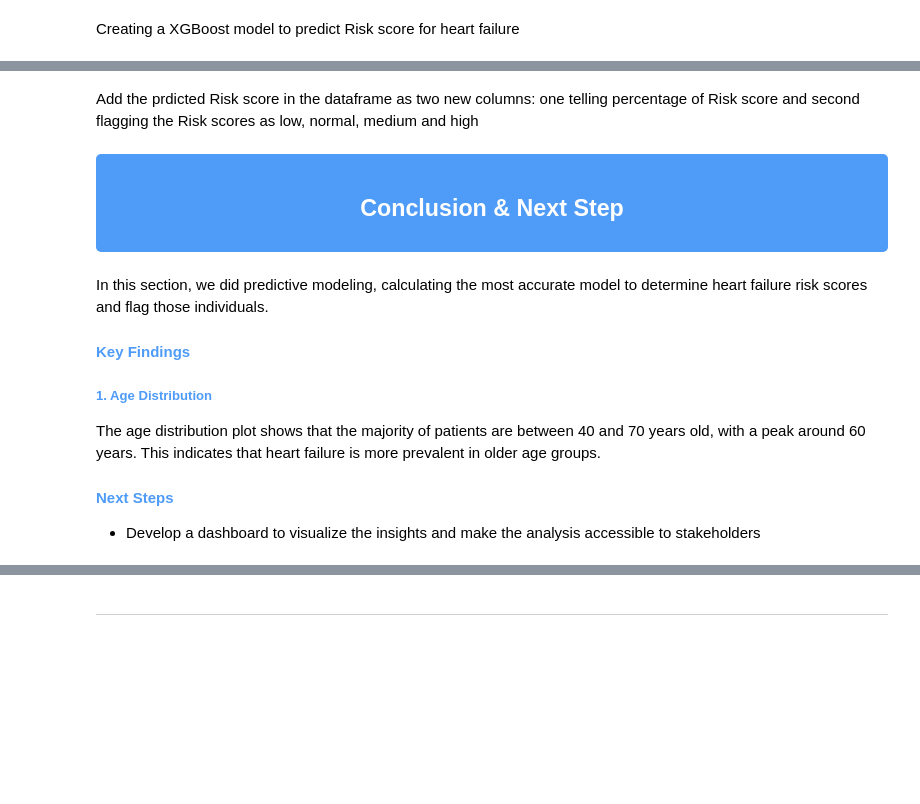
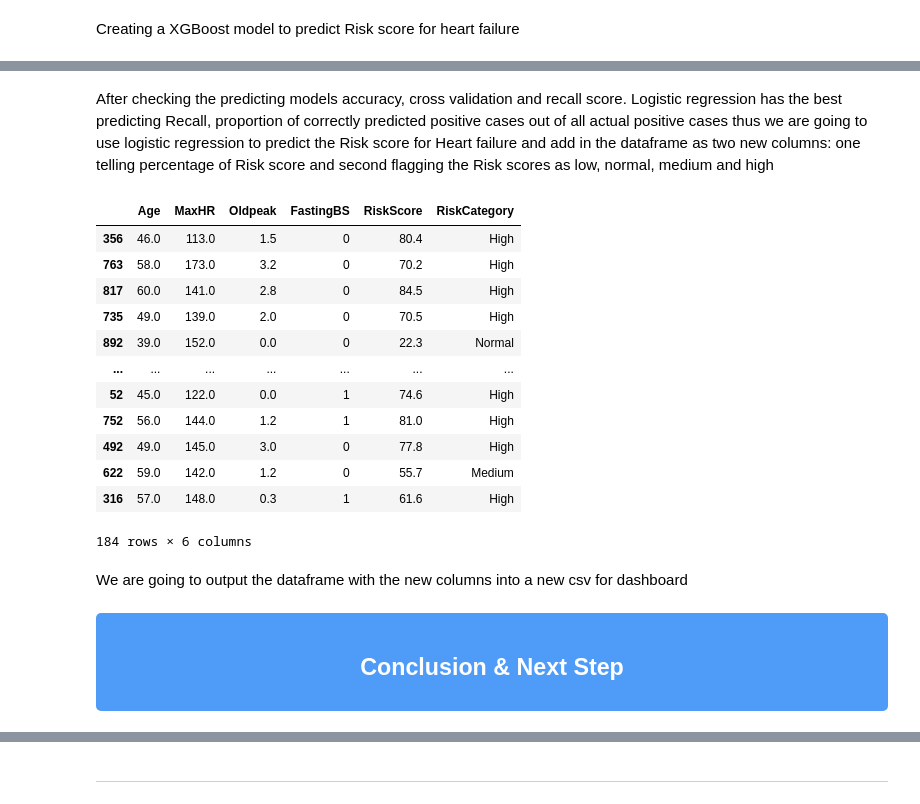
Before and after one commit to Iqra-qbl/Heart-Failure-Risk-Analysis, a Jupyter notebook: jupyter_notebooks/3. Predictive modelling.ipynb, the cells around one changed output, grey strips where cells are left out. Saved outputs shown, nothing was run; the diff lists cells and outputs as text; code cells hidden in the pictures; blank space fills up the shorter version.

```diff
--- a/jupyter_notebooks/3. Predictive modelling.ipynb
+++ b/jupyter_notebooks/3. Predictive modelling.ipynb
@@ -418,6 +454,38 @@ cv_results
 # %% [markdown]
-Add the prdicted Risk score in the dataframe as two new columns: one telling percentage of Risk score and second flagging the Risk scores as low, normal, medium and high
+After checking the predicting models accuracy, cross validation and recall score. Logistic regression has the best predicting Recall, proportion of correctly predicted positive cases out of all actual positive cases thus we are going to use logistic regression to predict the Risk score for Heart failure and add in the dataframe as two new columns: one telling percentage of Risk score and second flagging the Risk scores as low, normal, medium and high
-# %%
-# Adding predicted risk to the original DataFrame
-X_test['RiskScore'] = y_pred_proba * 100  # Convert to percentage scale
-X_test[['Age', 'MaxHR', 'Oldpeak', 'FastingBS', 'RiskScore']]
+# %%
+# Adding predicted risk to the original DataFrame
+X_test['RiskScore'] = np.round(y_pred_proba * 100,1)  # Convert to percentage scale
+
+# Define a function to categorize risk scores
+def categorize_risk(score):
+    if score < 20:
+        return 'Low'
+    elif 20 <= score < 40:
+        return 'Normal'
+    elif 40 <= score < 60:
+        return 'Medium'
+    else:
+        return 'High'
+
+# Apply the function to create a new column for risk categories
+X_test['RiskCategory'] = X_test['RiskScore'].apply(categorize_risk)
+
+# Display the updated DataFrame with the new columns
+X_test[['Age', 'MaxHR', 'Oldpeak', 'FastingBS', 'RiskScore', 'RiskCategory']]
+# %% [output]
+|  | Age | MaxHR | Oldpeak | FastingBS | RiskScore | RiskCategory |
+| 356 | 46.0 | 113.0 | 1.5 | 0 | 80.4 | High |
+| 763 | 58.0 | 173.0 | 3.2 | 0 | 70.2 | High |
+| 817 | 60.0 | 141.0 | 2.8 | 0 | 84.5 | High |
+| 735 | 49.0 | 139.0 | 2.0 | 0 | 70.5 | High |
+| 892 | 39.0 | 152.0 | 0.0 | 0 | 22.3 | Normal |
+| ... | ... | ... | ... | ... | ... | ... |
+| 52 | 45.0 | 122.0 | 0.0 | 1 | 74.6 | High |
+| 752 | 56.0 | 144.0 | 1.2 | 1 | 81.0 | High |
+| 492 | 49.0 | 145.0 | 3.0 | 0 | 77.8 | High |
+| 622 | 59.0 | 142.0 | 1.2 | 0 | 55.7 | Medium |
+| 316 | 57.0 | 148.0 | 0.3 | 1 | 61.6 | High |
+184 rows × 6 columns
+# %% [markdown]
+We are going to output the dataframe with the new columns into a new csv for dashboard
@@ -425,17 +495,3 @@ X_test[['Age', 'MaxHR', 'Oldpeak', 'FastingBS', 'RiskScore']]
 <div style='background-color:#4e9bf8; padding: 15px; border-radius: 5px;'>
 <h2 style='color:#FEFEFE; text-align:center;'>Conclusion & Next Step</h2>
 </div>
-# %% [markdown]
-In this section, we did predictive modeling, calculating the most accurate model to determine heart failure risk scores and flag those individuals.
-
-
-<h4 style='color:#4e9bf8;'>Key Findings</h4>
-
-<h5 style='color:#4e9bf8;'>1. Age Distribution </h5>
-The age distribution plot shows that the majority of patients are between 40 and 70 years old, with a peak around 60 years. This indicates that heart failure is more prevalent in older age groups.
-
-
-
-<h4 style='color:#4e9bf8;'>Next Steps</h4>
-
-- Develop a dashboard to visualize the insights and make the analysis accessible to stakeholders
```
Also changed, not shown: parts of 10 cells of this notebook, 7 other files.
